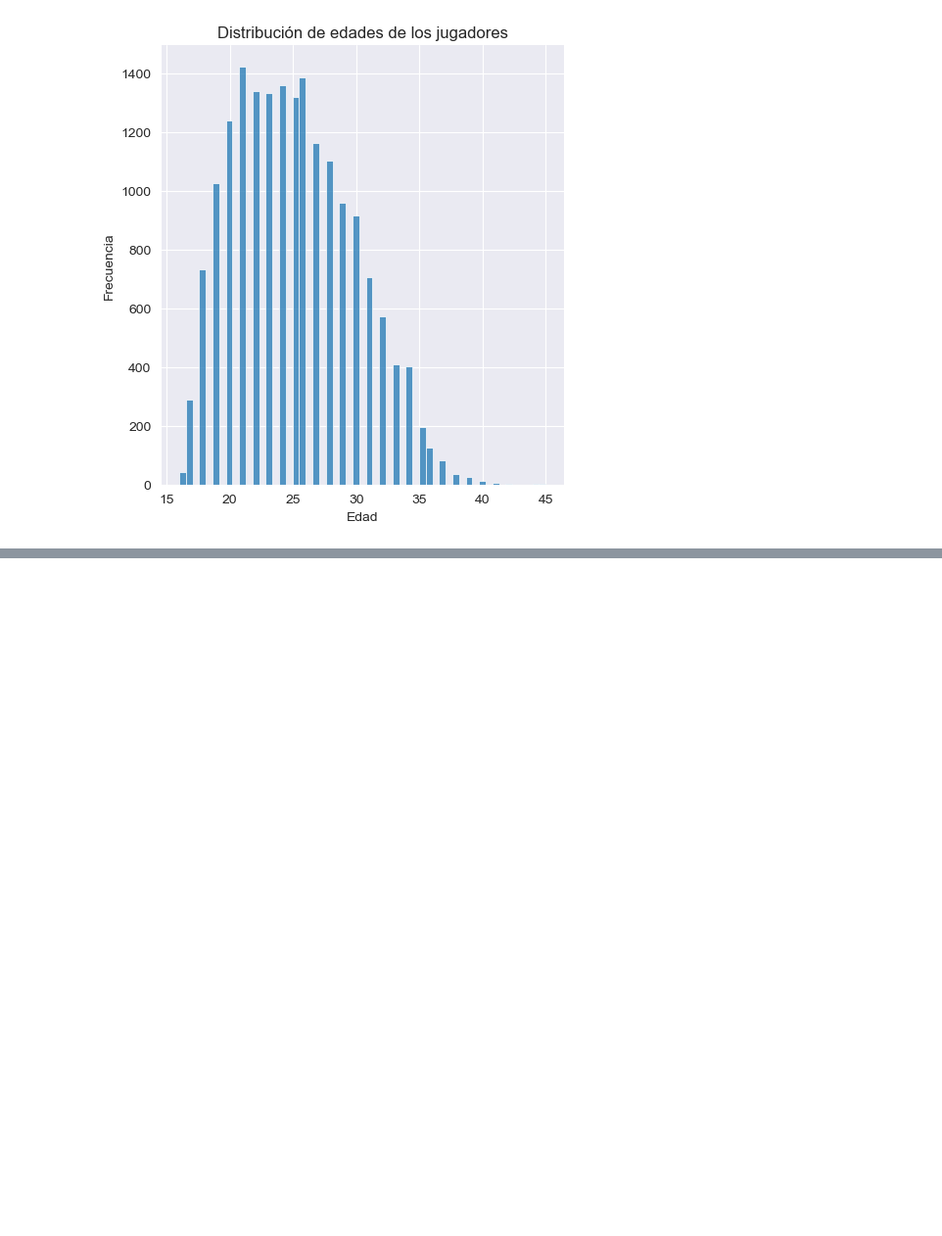
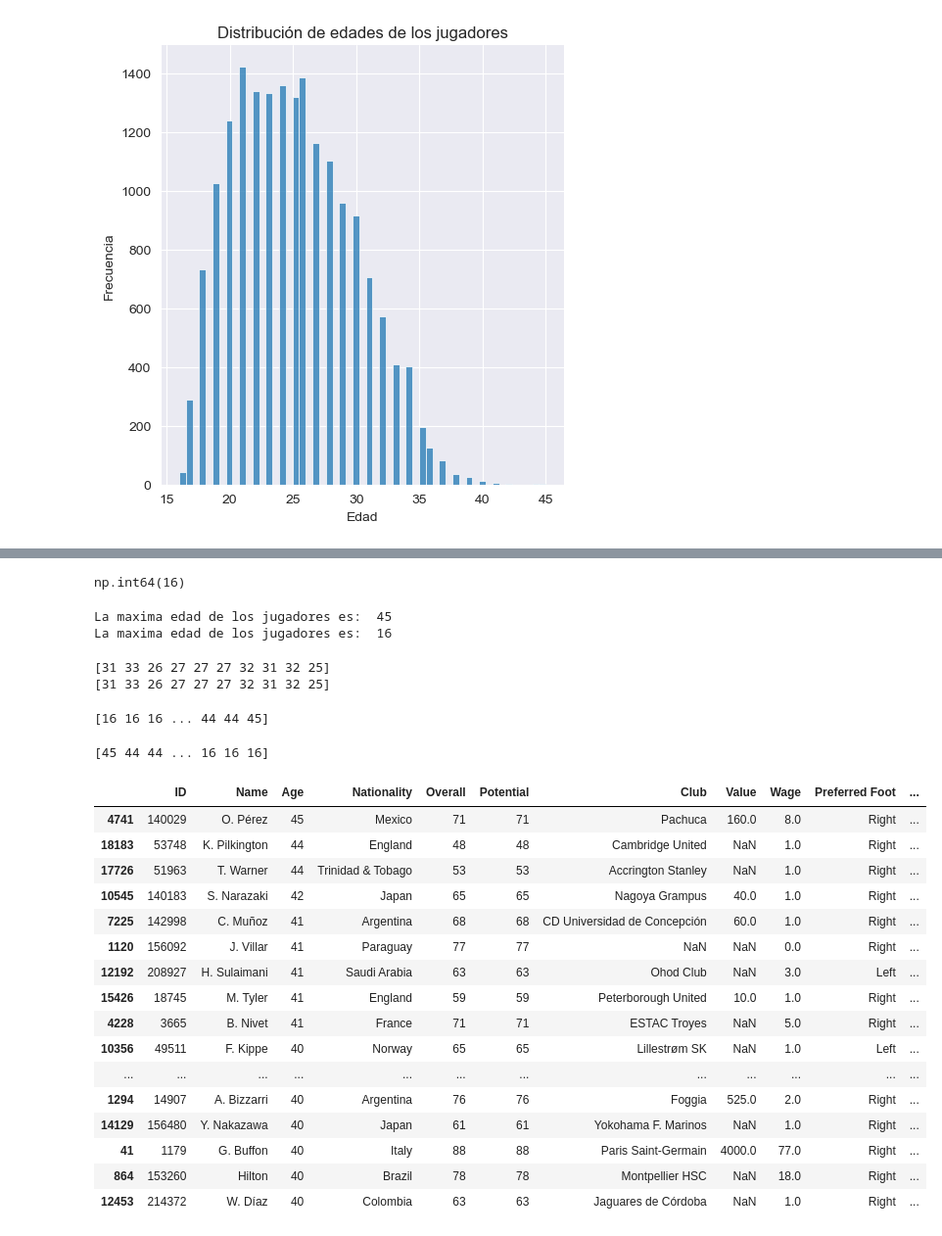
Before and after one commit to AI-YAZMIN-VILLEGAS/EBAC, a Jupyter notebook: Clases/Paquete Numpy y Problemas Estadísticos/numpy.ipynb, the cells around one changed output, grey strips where cells are left out. Shown at 98% size. Cells and saved outputs as stored; diff of their text form; code cells hidden in the pictures; blank space fills up the shorter version.

```diff
--- a/Clases/Paquete Numpy y Problemas Estadísticos/numpy.ipynb
+++ b/Clases/Paquete Numpy y Problemas Estadísticos/numpy.ipynb
@@ -166,0 +171,49 @@ Text(0.5, 1.0, 'Distribución de edades de los jugadores')
+# %%
+age_np[18206]
+# %% [output]
+np.int64(16)
+# %%
+print('La maxima edad de los jugadores es: ', np.amax(age_np))
+print('La maxima edad de los jugadores es: ', np.amin(age_np))
+# %% [output]
+La maxima edad de los jugadores es:  45
+La maxima edad de los jugadores es:  16
+# %%
+
+#age_top = np.concatenate(age_np)
+age_top = np.array(age_np)
+print(age_np[0:10])
+print(age_top[0:10])
+# %% [output]
+[31 33 26 27 27 27 32 31 32 25]
+[31 33 26 27 27 27 32 31 32 25]
+# %%
+age_top_num = np.sort(age_top)
+print(age_top_num)
+# %% [output]
+[16 16 16 ... 44 44 45]
+# %%
+age_top_num_rev = age_top_num[::-1]
+print(age_top_num_rev)
+# %% [output]
+[45 44 44 ... 16 16 16]
+# %%
+df.sort_values(by='Age',ascending=False).head(20)
+# %% [output]
+|  | ID | Name | Age | Nationality | Overall | Potential | Club | Value | Wage | Preferred Foot | ... |
+| 4741 | 140029 | O. Pérez | 45 | Mexico | 71 | 71 | Pachuca | 160.0 | 8.0 | Right | ... |
+| 18183 | 53748 | K. Pilkington | 44 | England | 48 | 48 | Cambridge United | NaN | 1.0 | Right | ... |
+| 17726 | 51963 | T. Warner | 44 | Trinidad & Tobago | 53 | 53 | Accrington Stanley | NaN | 1.0 | Right | ... |
+| 10545 | 140183 | S. Narazaki | 42 | Japan | 65 | 65 | Nagoya Grampus | 40.0 | 1.0 | Right | ... |
+| 7225 | 142998 | C. Muñoz | 41 | Argentina | 68 | 68 | CD Universidad de Concepción | 60.0 | 1.0 | Right | ... |
+| 1120 | 156092 | J. Villar | 41 | Paraguay | 77 | 77 | NaN | NaN | 0.0 | Right | ... |
+| 12192 | 208927 | H. Sulaimani | 41 | Saudi Arabia | 63 | 63 | Ohod Club | NaN | 3.0 | Left | ... |
+| 15426 | 18745 | M. Tyler | 41 | England | 59 | 59 | Peterborough United | 10.0 | 1.0 | Right | ... |
+| 4228 | 3665 | B. Nivet | 41 | France | 71 | 71 | ESTAC Troyes | NaN | 5.0 | Right | ... |
+| 10356 | 49511 | F. Kippe | 40 | Norway | 65 | 65 | Lillestrøm SK | NaN | 1.0 | Left | ... |
+| ... | ... | ... | ... | ... | ... | ... | ... | ... | ... | ... | ... |
+| 1294 | 14907 | A. Bizzarri | 40 | Argentina | 76 | 76 | Foggia | 525.0 | 2.0 | Right | ... |
+| 14129 | 156480 | Y. Nakazawa | 40 | Japan | 61 | 61 | Yokohama F. Marinos | NaN | 1.0 | Right | ... |
+| 41 | 1179 | G. Buffon | 40 | Italy | 88 | 88 | Paris Saint-Germain | 4000.0 | 77.0 | Right | ... |
+| 864 | 153260 | Hilton | 40 | Brazil | 78 | 78 | Montpellier HSC | NaN | 18.0 | Right | ... |
+| 12453 | 214372 | W. Díaz | 40 | Colombia | 63 | 63 | Jaguares de Córdoba | NaN | 1.0 | Right | ... |
```
Also changed, not shown: parts of 6 cells of this notebook, 1 other file.
